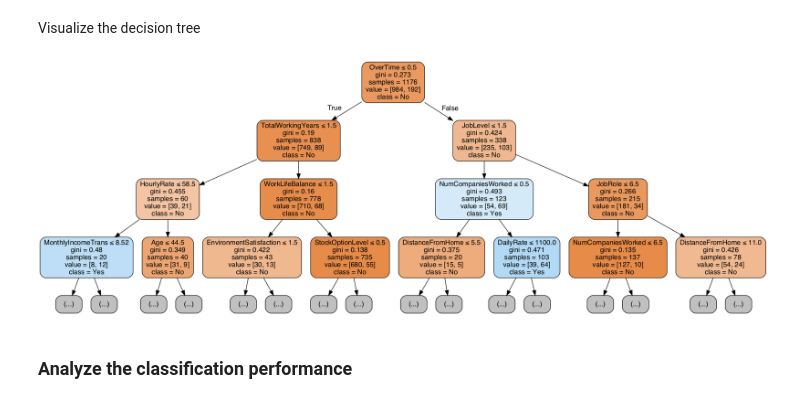
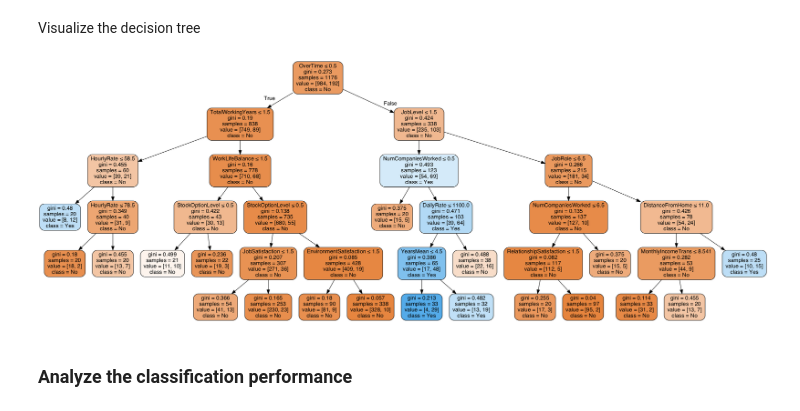
Before and after one commit to samucucchi/DataMining-1, a Jupyter notebook: DataClassification-attrition.ipynb, the cells around one changed output. Saved outputs shown, nothing was run; the diff lists cells and outputs as text; code cells hidden in the pictures.

```diff
--- a/DataClassification-attrition.ipynb
+++ b/DataClassification-attrition.ipynb
@@ -185,0 +403,41 @@ Parameters: {'min_samples_split': 5, 'min_samples_leaf': 10, 'max_depth': 2}
+# %%
+
+
+l = [ (2,5,150), (2,40,10), (11,50,30), (14,50,50), (15,50,50), (39,50,20)]
+
+for x in l:
+
+    clf = DecisionTreeClassifier(criterion='gini', max_depth=x[0], min_samples_split=x[2], min_samples_leaf=x[1])
+
+    print(f"max_depth: {x[0]} min_samples_leaf: {x[1]} min_samples_split: {x[2]}")
+    scores = cross_val_score(clf, X_train, y_train, cv=4)
+    print('5-fold Accuracy: %0.4f (+/- %0.2f)' % (scores.mean(), scores.std() * 2))
+
+    scores = cross_val_score(clf, X_train, y_train, cv=4, scoring='recall_weighted')
+    print('5-fold recall: %0.4f (+/- %0.2f)' % (scores.mean(), scores.std() * 2))
+
+    scores = cross_val_score(clf, X_train, y_train, cv=4, scoring='precision_weighted')
+    print('5-fold precision: %0.4f (+/- %0.2f)' % (scores.mean(), scores.std() * 2))
+
+    scores = cross_val_score(clf, X_train, y_train, cv=4, scoring='f1_weighted')
+    print('5-fold F1-score: %0.4f (+/- %0.2f)' % (scores.mean(), scores.std() * 2))
+
+    clf = clf.fit(X_train, y_train)
+    y_pred = clf.predict(X_test)
+    y_pred_tr = clf.predict(X_train)
+
+    print()
+    print('Train Accuracy %s' % accuracy_score(y_train, y_pred_tr))
+    print('Train recall %s' % recall_score(y_train, y_pred_tr,average=None))
+    print('Train precision %s' % precision_score(y_train, y_pred_tr,average=None))
+    print('Train F1-score %s' % f1_score(y_train, y_pred_tr,average=None))
+    print()
+    print('Test Accuracy %s' % accuracy_score(y_test, y_pred))
+    print('Test recall %s' % recall_score(y_test, y_pred,average=None))
+    print('Test precision %s' % precision_score(y_test, y_pred,average=None))
+    print('Test F1-score %s' % f1_score(y_test, y_pred,average=None))
+
+    #print()
+    #print(confusion_matrix(y_train, y_pred_tr))
+    #print()
+    #print(confusion_matrix(y_test, y_pred))
@@ -186,7 +479,7 @@ Parameters: {'min_samples_split': 5, 'min_samples_leaf': 10, 'max_depth': 2}
 # %% [markdown]
 ### Perform Classification
 # %%
-clf = DecisionTreeClassifier(criterion='gini', max_depth=5, min_samples_split=10, min_samples_leaf=10)
+clf = DecisionTreeClassifier(criterion='gini', max_depth=5, min_samples_split=2, min_samples_leaf=20)
 clf = clf.fit(X_train, y_train)
 # %%
 y_pred = clf.predict(X_test)
@@ -225,12 +514,12 @@ from IPython.display import Image
 # %%
 dot_data = tree.export_graphviz(clf, out_file=None,
                                 feature_names=attributes,
                                 class_names=['Yes' if x == 1 else 'No' for x in clf.classes_],
                                 filled=True, rounded=True,
                                 special_characters=True,
-                                max_depth=3)
+                                max_depth=6)
 graph = pydotplus.graph_from_dot_data(dot_data)
 Image(graph.create_png())
 # %% [output]
-[figure, old version]
+[figure, new version]
 # %% [markdown]
```
Also changed, not shown: parts of 43 cells of this notebook, 18 other files.
